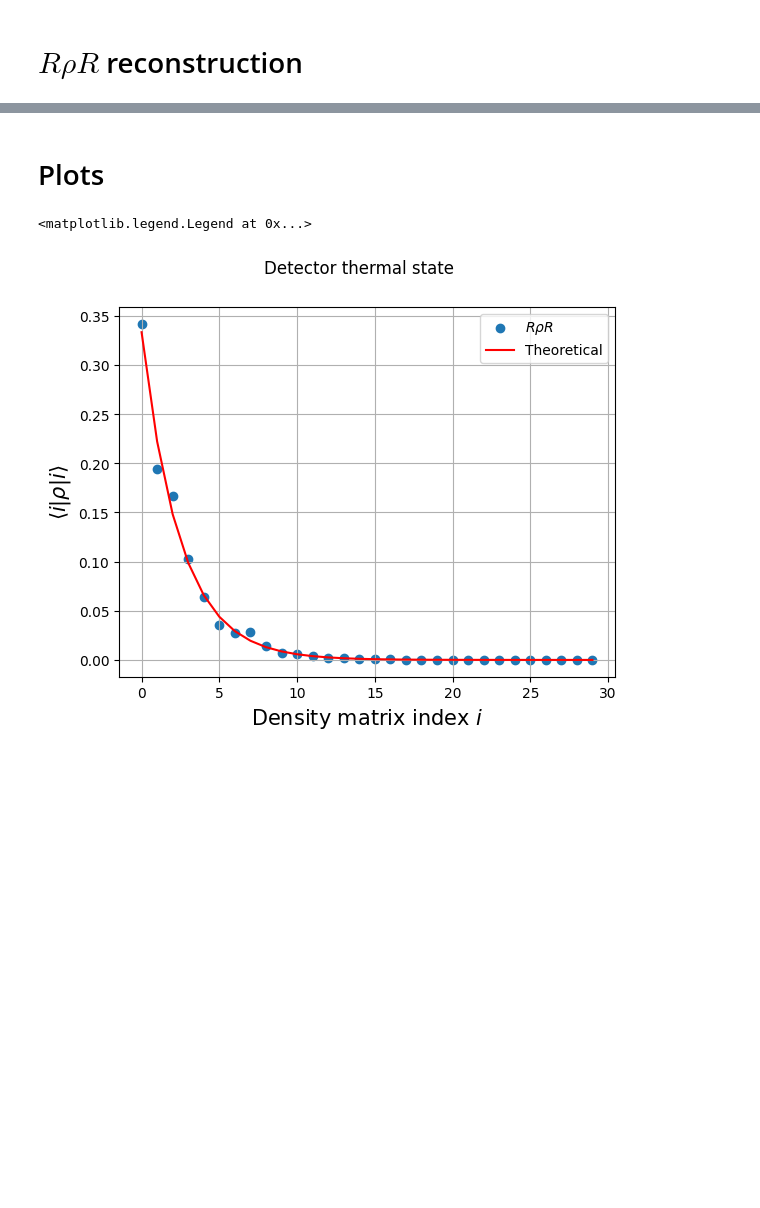
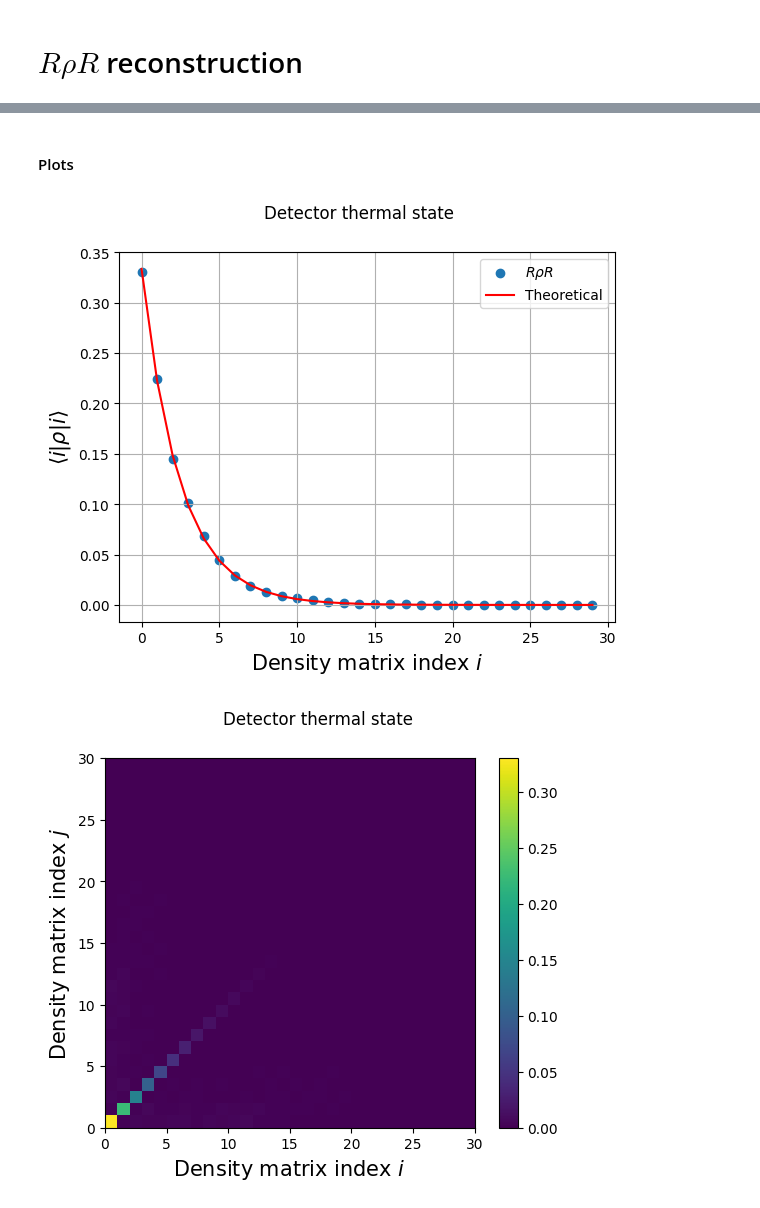
Before and after one commit to dlabranc/StateTomography, a Jupyter notebook: Notebooks/ExampleTomography.ipynb, the cells around one changed output, grey strips where cells are left out. Cells and saved outputs as stored; diff of their text form; code cells hidden in the pictures; blank space fills up the shorter version.

```diff
--- a/Notebooks/ExampleTomography.ipynb
+++ b/Notebooks/ExampleTomography.ipynb
@@ -42,8 +42,8 @@ sQPD_fock1 = sQPD_fock(s, x + 1j*p, 1)
 # %% [markdown]
 ### Sampling
 # %%
-N_samples = 100000
-batch_size = 10000
+N_samples = 1000000
+batch_size = 100000
 
 # Always samples the vacuum
 samples_gnd = sample_from_analytic_distribution(N_samples, f_coherent, (-6, 6, -6, 6), M=1, batch_size=batch_size, s=s, alpha0=0)
@@ -119,0 +202,25 @@ Maximum iterations reached without full convergence.
+# %%
+d = 30
+nbins = 31
+
+tol = 0.1
+
+counts, alphas = prepare_histograms(np.squeeze(samples_gnd), nbins)
+povm_list = [coherent_state_povm(alpha, d) for alpha in alphas]
+therm_rec_RrhorR, therm_lik_RrhorR, therm_eig_RrhorR = rhorho_reconstruction(povm_list, counts.flatten(), max_iter=100000, dilution=1e-2, tol=tol, improvement_tol=1e-10, patience=100, track_likelihood=True)
+
+fig, ax = plt.subplots(2, 1, figsize=(8, 7))
+fig.suptitle('Detector State Reconstruction')
+ax[0].plot(np.arange(1, len(therm_lik_RrhorR)+1), therm_lik_RrhorR)
+ax[0].set_title('Likelihood')
+ax[0].set_xscale('log')
+ax[0].grid()
+
+ax[1].plot(np.arange(1, len(therm_eig_RrhorR)+1), np.abs(therm_eig_RrhorR)-1)
+ax[1].axhline(tol*np.sqrt((len(povm_list)**2 - 1) / 2) / np.sum(counts), color='black', linestyle='--', label='Convergence Threshold')
+ax[1].set_title('|R Maximum Eigenvalue - 1|')
+ax[1].set_xscale('log')
+ax[1].set_yscale('log')
+ax[1].grid()
+ax[1].legend()
+fig.tight_layout()
@@ -120,14 +283,23 @@ Maximum iterations reached without full convergence.
 # %% [markdown]
-# Plots
+#### Plots
 # %%
 fig, ax = plt.subplots()
 fig.suptitle('Detector thermal state')
 ax.scatter(np.arange(0,d),np.diagonal(np.abs(therm_rec_RrhorR)), label='$R \\rho R$')
 ax.plot(np.arange(0,d), np.diagonal(np.abs(qt.thermal_dm(d, N0).full())), color='red', label='Theoretical')
 ax.set_xlabel('Density matrix index $i$', fontsize=15)
 ax.set_ylabel('$\\langle i|\\rho|i \\rangle$', fontsize=15)
 ax.grid()
 ax.legend()
+
+
+fig, ax = plt.subplots()
+fig.suptitle('Detector thermal state')
+cb = ax.pcolormesh(np.abs(therm_rec_RrhorR))
+fig.colorbar(cb)
+ax.set_xlabel('Density matrix index $i$', fontsize=15)
+ax.set_ylabel('Density matrix index $j$', fontsize=15)
+ax.set_aspect('equal')
 # %% [output]
-<matplotlib.legend.Legend at 0x...>
-[figure, old version]
+[figure, new version]
+[figure, added]
```
Also changed, not shown: parts of 27 cells of this notebook, 2 other files.
